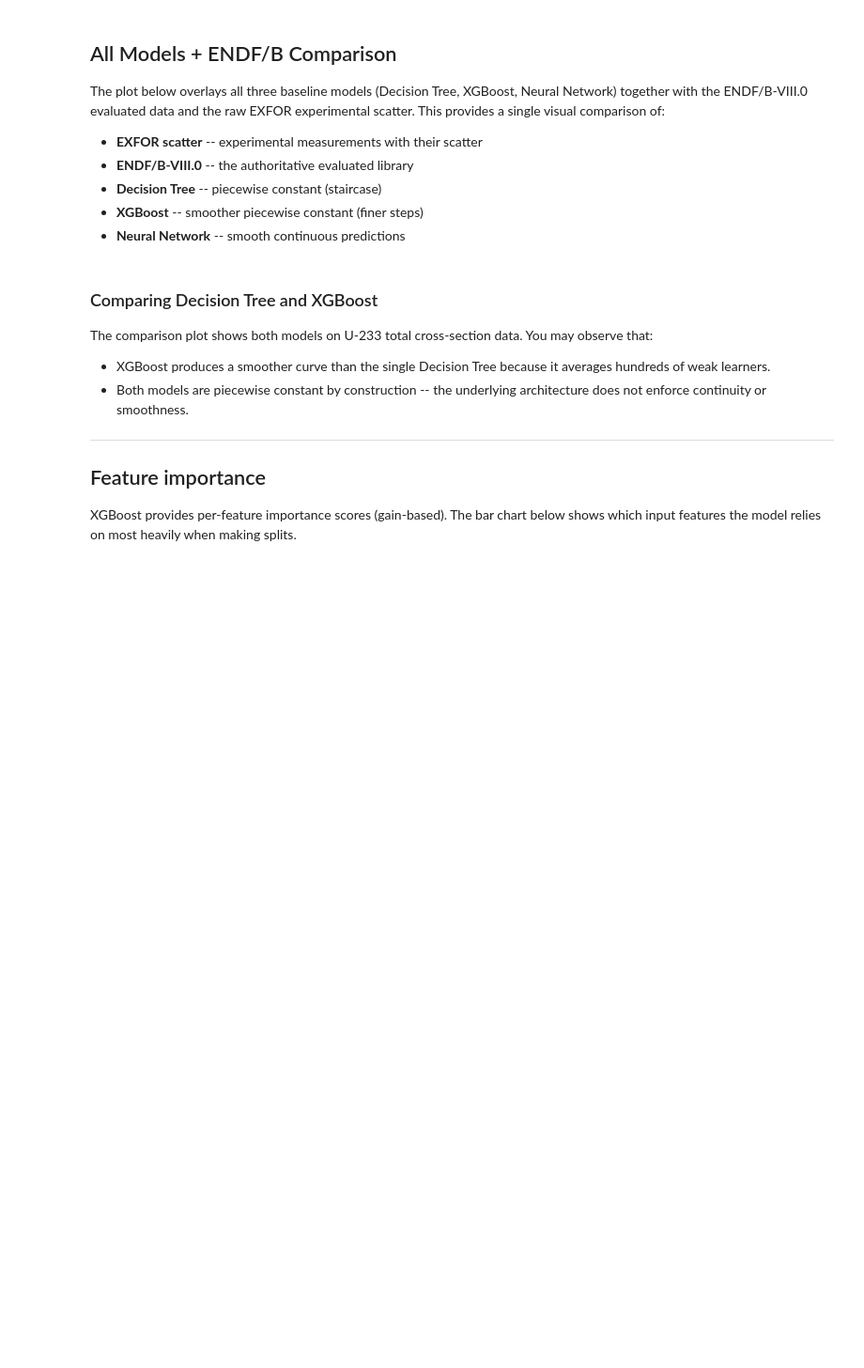
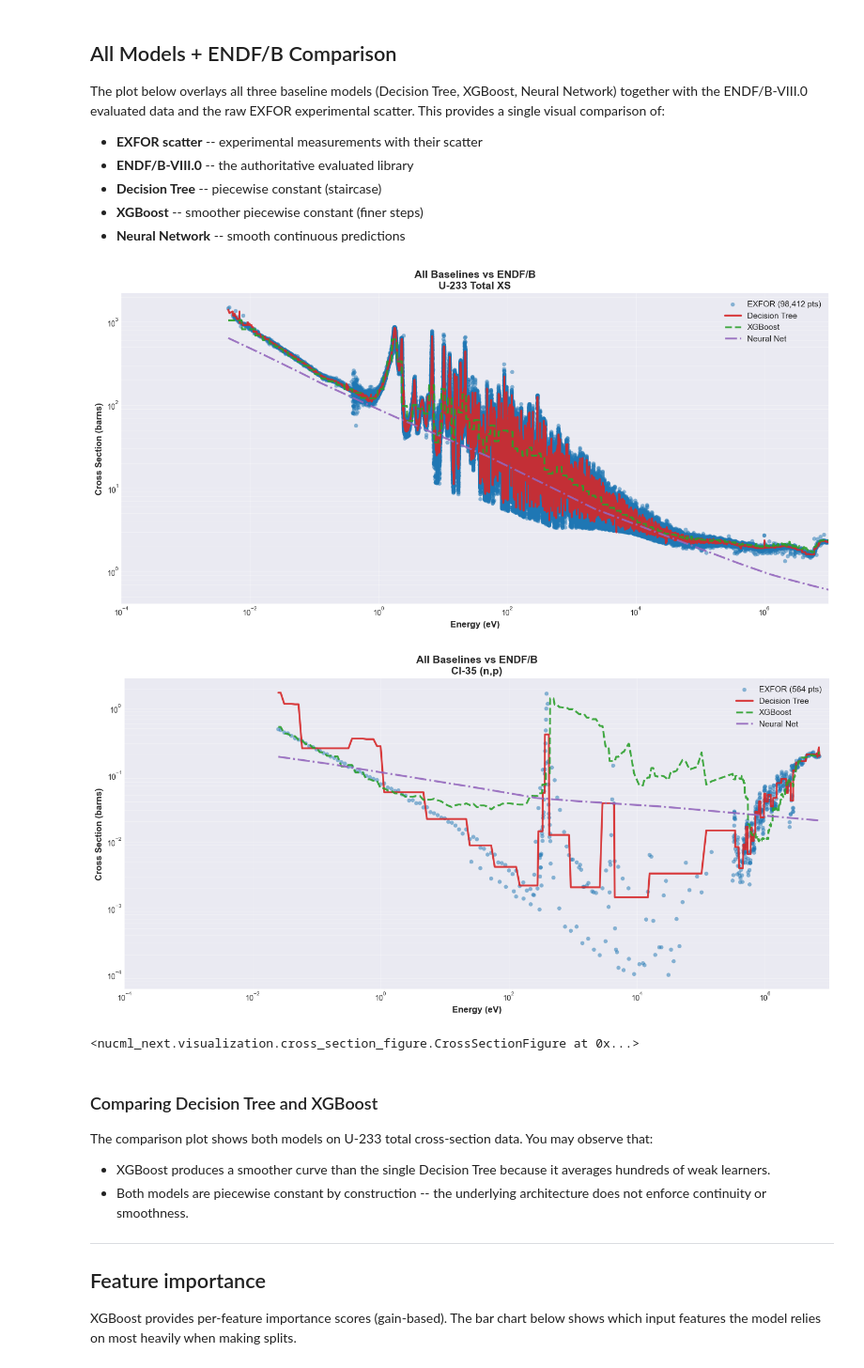
Before and after one commit to nickcampbell225/NUCML-Next, a Jupyter notebook: notebooks/00_Baselines_and_Limitations.ipynb, the cells around one changed output. Shown at 94% size. Cells and saved outputs as stored; diff of their text form; code cells hidden in the pictures; blank space fills up the shorter version.

```diff
--- a/notebooks/00_Baselines_and_Limitations.ipynb
+++ b/notebooks/00_Baselines_and_Limitations.ipynb
@@ -1125,9 +1412,9 @@ from nucml_next.data.transformations import TransformationPipeline
 # ============================================================================
 # USER CONFIGURATION
 # ============================================================================
-NN_LOSS_FUNCTION = 'mse'          # 'mse' | 'chi_squared' | 'physics_informed'
+NN_LOSS_FUNCTION = 'chi_squared'          # 'mse' | 'chi_squared' | 'physics_informed'
 NN_HIDDEN_SIZES = [128, 64]       # Hidden layer widths
-NN_EPOCHS = 80                    # Training epochs
+NN_EPOCHS = 10                    # Training epochs
 NN_BATCH_SIZE = 4096              # Mini-batch size
 NN_LEARNING_RATE = 1e-3           # Adam learning rate
 NN_SMOOTHNESS_WEIGHT = 0.01      # Lambda for physics-informed smoothness term
@@ -1353,35 +1666,38 @@ EXFOR experimental scatter.  This provides a single visual comparison of:
 # ============================================================================
 # ALL MODELS + ENDF/B + EXFOR: COMBINED COMPARISON
 # ============================================================================
 # Plot all three baselines alongside ENDF/B-VIII.0 and EXFOR scatter
 # for both evaluation isotopes.
 
 from nucml_next.visualization import IsotopePlotter
 
 plotter_all = IsotopePlotter(
     training_df=df_plot_all,
     models={
         'Decision Tree': dt_model,
         'XGBoost': xgb_model,
         'Neural Net': nn_model,
     },
     energy_range=(E_MIN_PLOT, E_MAX_PLOT),
-    endf_dir=ENDF_DIR,
 )
 
 # ── U-233 Total XS (data-rich) ──────────────────────────────────────────────
 plotter_all.plot(
-    Z=92, A=233, MT=1,
+    Z=92, A=233, MT=18,
     show_endf=True,
     title='All Baselines vs ENDF/B\nU-233 Total XS',
 )
 
 # ── Cl-35 (n,p) (data-sparse) ───────────────────────────────────────────────
 plotter_all.plot(
     Z=17, A=35, MT=103,
     show_endf=True,
     title='All Baselines vs ENDF/B\nCl-35 (n,p)',
 )
+# %% [output]
+[figure, added]
+[figure, added]
+<nucml_next.visualization.cross_section_figure.CrossSectionFigure at 0x...>
 # %% [markdown]
 ### Comparing Decision Tree and XGBoost
 
```
Also changed, not shown: parts of 11 cells of this notebook, 6 other files.
